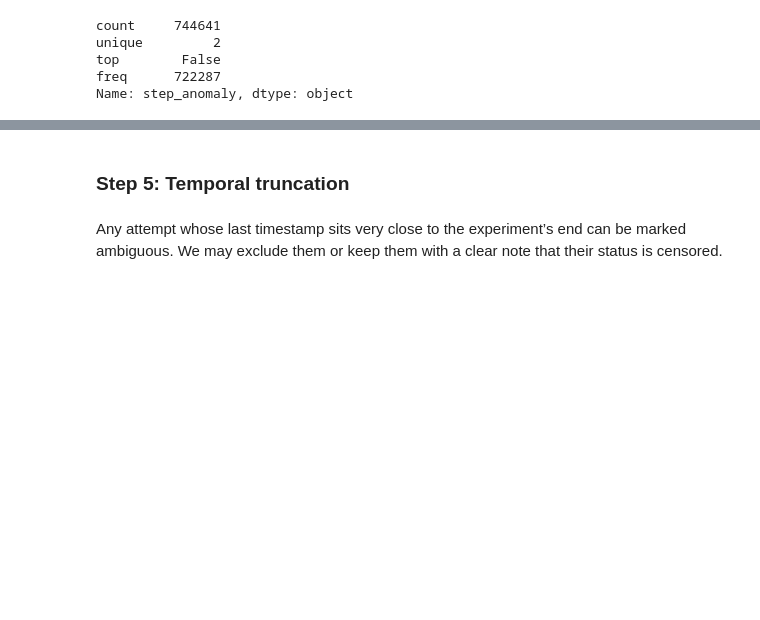
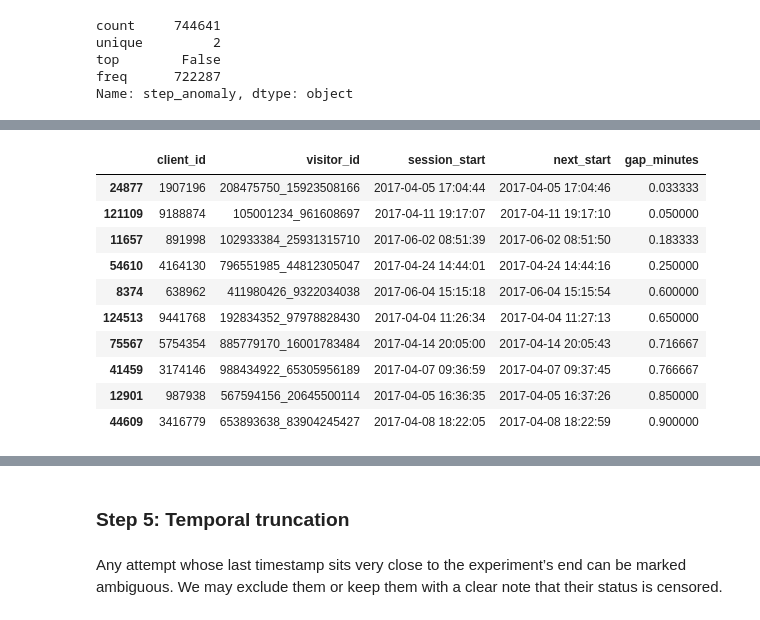
Before and after one commit to ChVlachakis/house-greyjoy, a Jupyter notebook: notebooks/data_import_christos.ipynb, the cells around one changed output, grey strips where cells are left out. Saved outputs shown, nothing was run; the diff lists cells and outputs as text; code cells hidden in the pictures; blank space fills up the shorter version.

```diff
--- a/notebooks/data_import_christos.ipynb
+++ b/notebooks/data_import_christos.ipynb
@@ -373,0 +498,9 @@ attempts_df.head(10)
+# %%
+# For each client/session, get the first timestamp of that session
+session_starts = (
+    clean_web_data_df
+    .groupby(["client_id", "visitor_id"])["date_time"]
+    .min()
+    .reset_index(name="session_start")
+)
+session_starts.head(5)
@@ -373,0 +527,13 @@ attempts_df.head(10)
+# %%
+# Compute time gap to the next session of the same client
+session_starts["next_start"] = (
+    session_starts
+    .groupby("client_id")["session_start"]
+    .shift(-1)
+)
+
+session_starts["gap_minutes"] = (
+    (session_starts["next_start"] - session_starts["session_start"])
+    .dt.total_seconds() / 60
+)
+session_starts.head(5)
@@ -373,0 +551,5 @@ attempts_df.head(10)
+# %%
+# we only look at actual gaps between multiple sessions of the same client, only for clients with at least two sessions.
+multi_gap = session_starts[session_starts["gap_minutes"].notna()]
+
+multi_gap["gap_minutes"].describe()
@@ -373,0 +566,15 @@ attempts_df.head(10)
+# %%
+# examine whether any gaps are very small, which signals fragmentation
+multi_gap.sort_values("gap_minutes").head(10)
+# %% [output]
+|  | client_id | visitor_id | session_start | next_start | gap_minutes |
+| 24877 | 1907196 | 208475750_15923508166 | 2017-04-05 17:04:44 | 2017-04-05 17:04:46 | 0.033333 |
+| 121109 | 9188874 | 105001234_961608697 | 2017-04-11 19:17:07 | 2017-04-11 19:17:10 | 0.050000 |
+| 11657 | 891998 | 102933384_25931315710 | 2017-06-02 08:51:39 | 2017-06-02 08:51:50 | 0.183333 |
+| 54610 | 4164130 | 796551985_44812305047 | 2017-04-24 14:44:01 | 2017-04-24 14:44:16 | 0.250000 |
+| 8374 | 638962 | 411980426_9322034038 | 2017-06-04 15:15:18 | 2017-06-04 15:15:54 | 0.600000 |
+| 124513 | 9441768 | 192834352_97978828430 | 2017-04-04 11:26:34 | 2017-04-04 11:27:13 | 0.650000 |
+| 75567 | 5754354 | 885779170_16001783484 | 2017-04-14 20:05:00 | 2017-04-14 20:05:43 | 0.716667 |
+| 41459 | 3174146 | 988434922_65305956189 | 2017-04-07 09:36:59 | 2017-04-07 09:37:45 | 0.766667 |
+| 12901 | 987938 | 567594156_20645500114 | 2017-04-05 16:36:35 | 2017-04-05 16:37:26 | 0.850000 |
+| 44609 | 3416779 | 653893638_83904245427 | 2017-04-08 18:22:05 | 2017-04-08 18:22:59 | 0.900000 |
```
Also changed, not shown: parts of 71 cells of this notebook, 6 other files.
